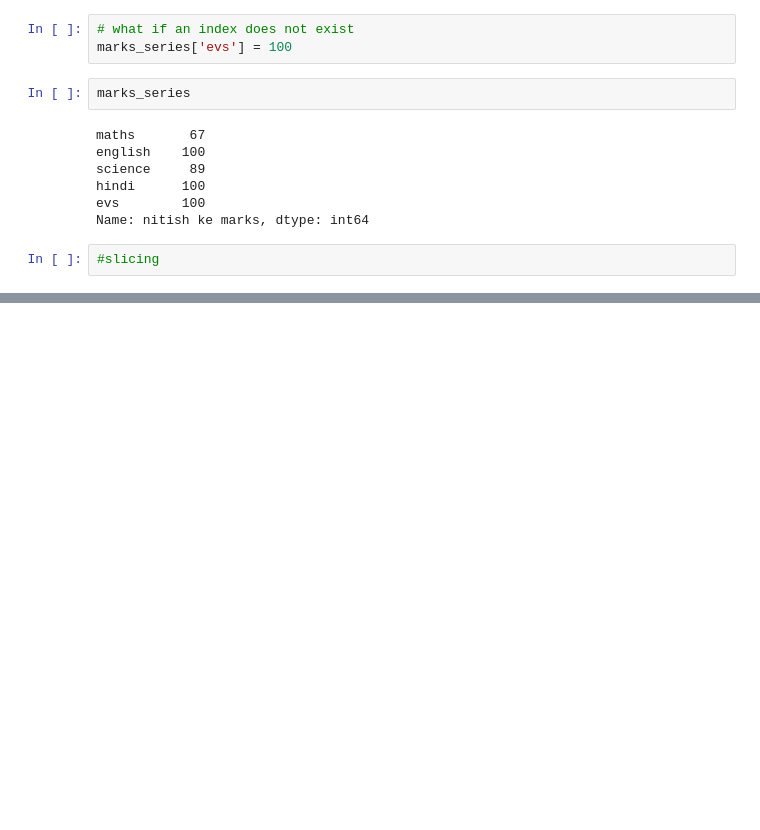
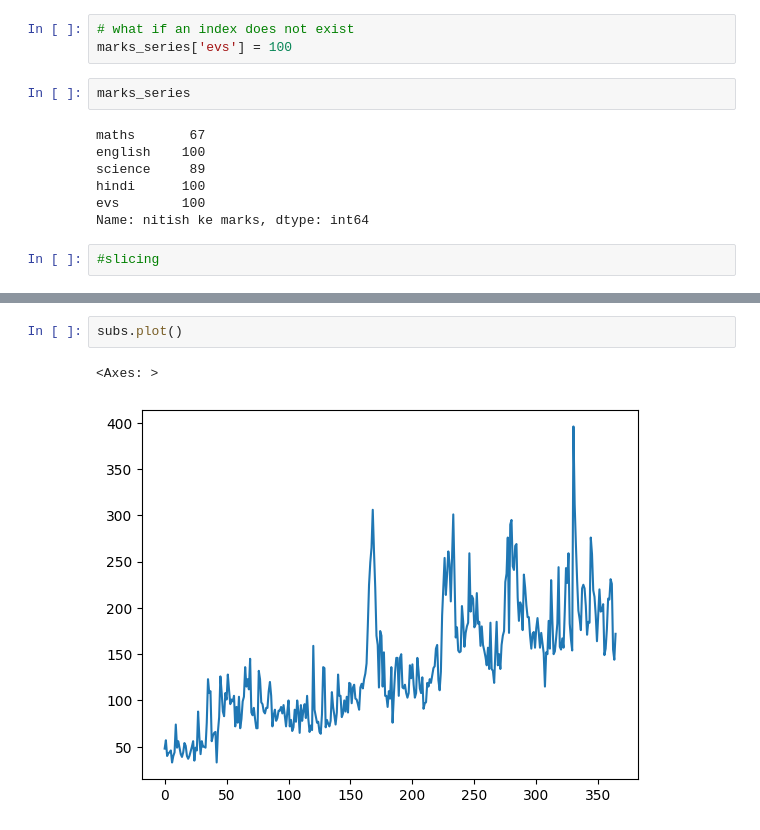
Before and after one commit to GitAi-Ganesh/github, a Jupyter notebook: Python_Libraries/Pandas/pandas.ipynb, the cells around one changed output, grey strips where cells are left out. Cells and saved outputs as stored; diff of their text form; blank space fills up the shorter version.

```diff
--- a/Python_Libraries/Pandas/pandas.ipynb
+++ b/Python_Libraries/Pandas/pandas.ipynb
@@ -519,0 +696,5 @@ Name: nitish ke marks, dtype: int64
+# %%
+subs.plot()
+# %% [output]
+<Axes: >
+[figure, added]
```
Also changed, not shown: parts of 24 cells of this notebook.
